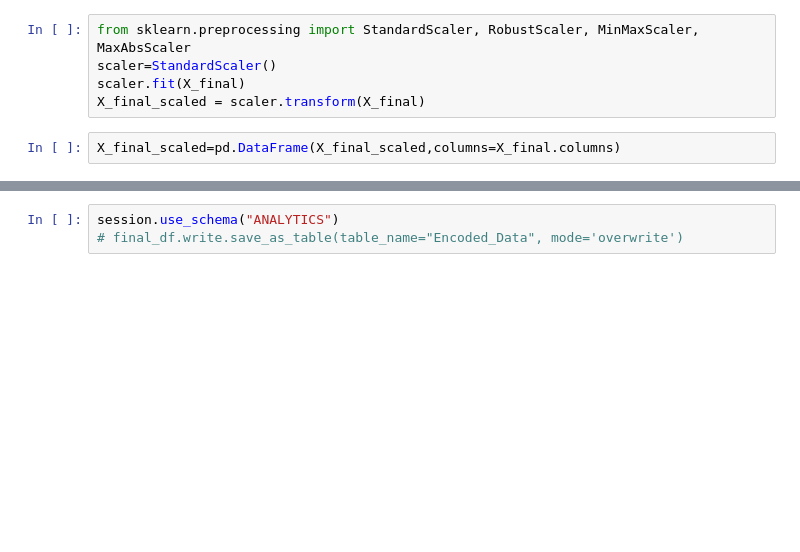
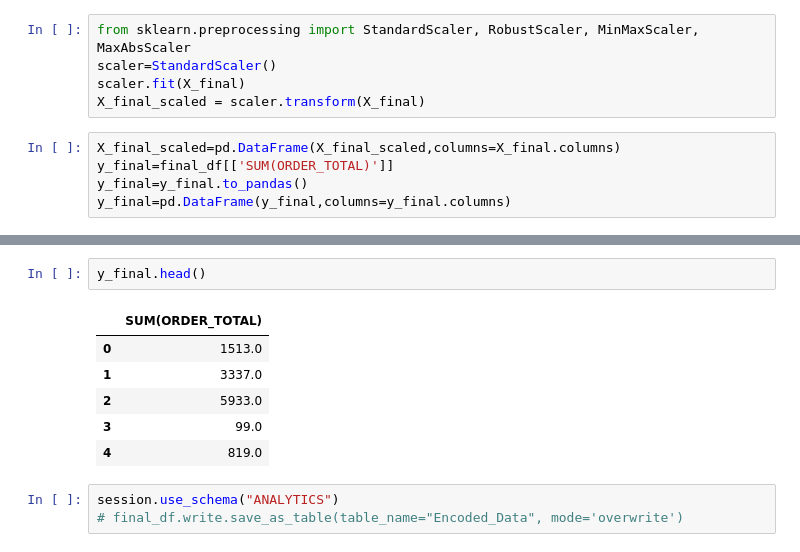
Before and after one commit to jkyxd/ICP_Group3, a Jupyter notebook: ICP Jupyter File.ipynb, the cells around one changed output, grey strips where cells are left out. Cells and saved outputs as stored; diff of their text form; blank space fills up the shorter version.

```diff
--- a/ICP Jupyter File.ipynb
+++ b/ICP Jupyter File.ipynb
@@ -415,6 +423,9 @@ scaler.fit(X_final)
 X_final_scaled = scaler.transform(X_final)
 # %%
 X_final_scaled=pd.DataFrame(X_final_scaled,columns=X_final.columns)
+y_final=final_df[['SUM(ORDER_TOTAL)']]
+y_final=y_final.to_pandas()
+y_final=pd.DataFrame(y_final,columns=y_final.columns)
 # %%
 X_final_scaled.head()
 # %% [output]
@@ -427,3 +438,12 @@ X_final_scaled.head()
+# %%
+y_final.head()
+# %% [output]
+|  | SUM(ORDER_TOTAL) |
+| 0 | 1513.0 |
+| 1 | 3337.0 |
+| 2 | 5933.0 |
+| 3 | 99.0 |
+| 4 | 819.0 |
 # %%
 session.use_schema("ANALYTICS")
 # final_df.write.save_as_table(table_name="Encoded_Data", mode='overwrite')
```
Also changed, not shown: parts of 18 cells of this notebook.
